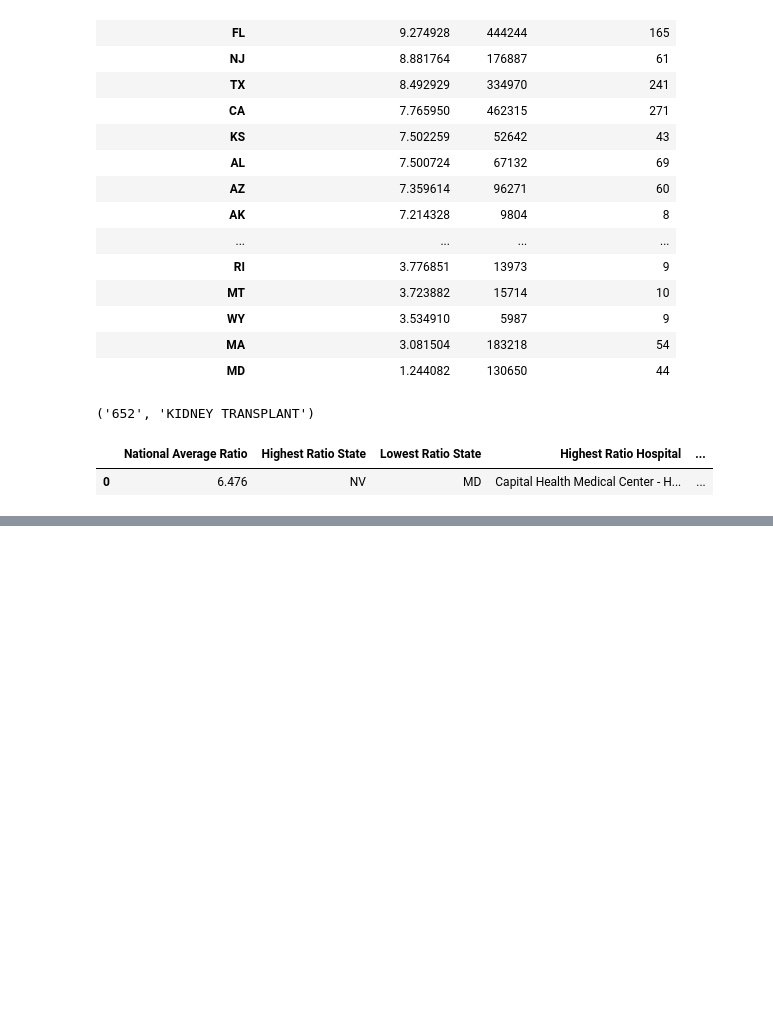
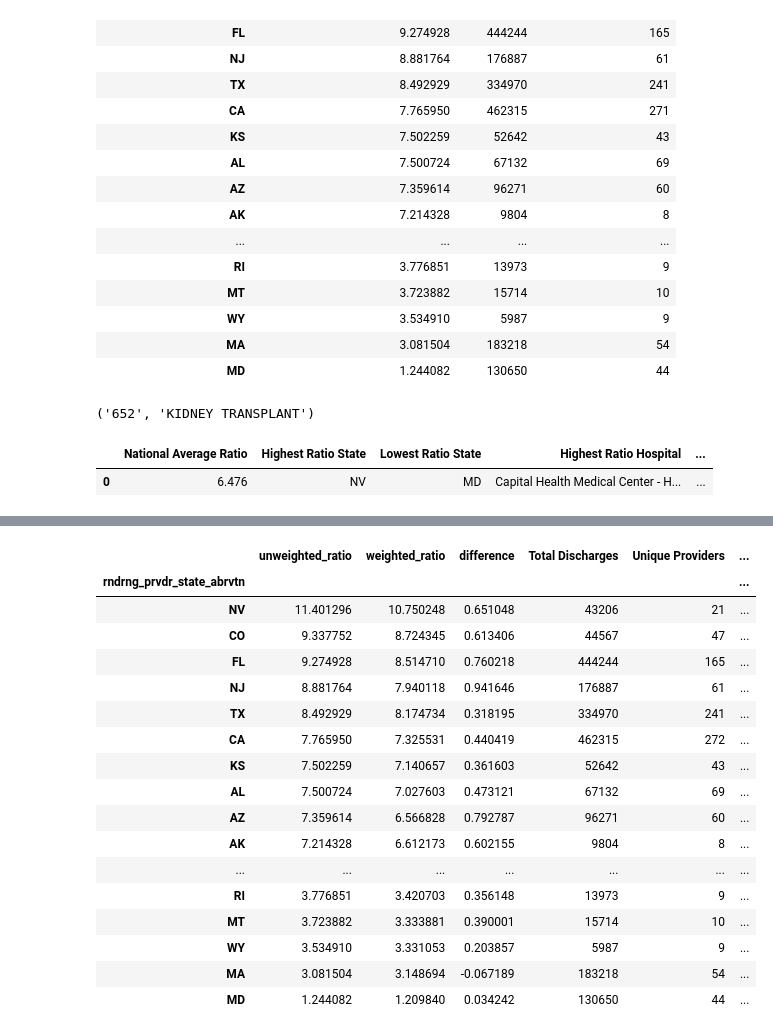
Before and after one commit to gurbaj8226/Hospital-Charge-vs-Medicare-Reimbursement-Analysis, a Jupyter notebook: notebooks/01_Data_Cleaning_and_Preparation.ipynb, the cells around one changed output, grey strips where cells are left out. Saved outputs shown, nothing was run; the diff lists cells and outputs as text; code cells hidden in the pictures; blank space fills up the shorter version.

Commit message:
Completed weighted methodology validation by state.

```diff
--- a/notebooks/01_Data_Cleaning_and_Preparation.ipynb
+++ b/notebooks/01_Data_Cleaning_and_Preparation.ipynb
@@ -489,3 +489,7 @@ kpi_table
 # %% [output]
 |  | National Average Ratio | Highest Ratio State | Lowest Ratio State | Highest Ratio Hospital | ... |
 | 0 | 6.476 | NV | MD | Capital Health Medical Center - H... | ... |
+# %%
+mean_ratio_unweighted_state = df.groupby('rndrng_prvdr_state_abrvtn').agg({'charge_to_medicare_payment_ratio': 'mean'}).sort_values(by = 'charge_to_medicare_payment_ratio', ascending = False)
+
+mean_ratio_unweighted_state
@@ -491,0 +525,16 @@ kpi_table
+# %%
+weights = df[['rndrng_prvdr_state_abrvtn', 'avg_submtd_cvrd_chrg', 'avg_mdcr_pymt_amt', 'tot_dschrgs']].copy()
+
+weights['total_charges_raw'] = weights['avg_submtd_cvrd_chrg'] * weights['tot_dschrgs']
+weights['total_medicare_raw'] = weights['avg_mdcr_pymt_amt'] * weights['tot_dschrgs']
+
+state_totals = weights.groupby('rndrng_prvdr_state_abrvtn').agg({
+    'total_charges_raw': 'sum',
+    'total_medicare_raw': 'sum'
+})
+
+charge_to_medicare_ratio_weighted_state = (
+    state_totals['total_charges_raw'] / state_totals['total_medicare_raw']
+).sort_values(ascending=False)
+
+charge_to_medicare_ratio_weighted_state
@@ -491,0 +559,46 @@ kpi_table
+# %%
+state_methodology_comparison = pd.concat(
+    [
+        mean_ratio_unweighted_state,
+        charge_to_medicare_ratio_weighted_state
+    ], axis = 1
+)
+
+state_methodology_comparison.columns = ['unweighted_ratio', 'weighted_ratio']
+
+state_methodology_comparison['difference'] = state_methodology_comparison['unweighted_ratio'] - state_methodology_comparison['weighted_ratio']
+
+state_methodology_comparison['Total Discharges'] = weights.groupby('rndrng_prvdr_state_abrvtn')['tot_dschrgs'].sum()
+
+state_methodology_comparison['Unique Providers'] = df.groupby('rndrng_prvdr_state_abrvtn')['rndrng_prvdr_ccn'].nunique()
+
+state_methodology_comparison['unweighted_rank'] = (
+    state_methodology_comparison['unweighted_ratio'].rank(ascending = False)
+)
+
+state_methodology_comparison['weighted_rank'] = (
+    state_methodology_comparison['weighted_ratio'].rank(ascending = False)
+)
+
+state_methodology_comparison['rank_change'] = state_methodology_comparison['unweighted_rank'] - state_methodology_comparison['weighted_rank']
+
+state_methodology_comparison
+# %% [output]
+|  | unweighted_ratio | weighted_ratio | difference | Total Discharges | Unique Providers | ... |
+| rndrng_prvdr_state_abrvtn |  |  |  |  |  | ... |
+| NV | 11.401296 | 10.750248 | 0.651048 | 43206 | 21 | ... |
+| CO | 9.337752 | 8.724345 | 0.613406 | 44567 | 47 | ... |
+| FL | 9.274928 | 8.514710 | 0.760218 | 444244 | 165 | ... |
+| NJ | 8.881764 | 7.940118 | 0.941646 | 176887 | 61 | ... |
+| TX | 8.492929 | 8.174734 | 0.318195 | 334970 | 241 | ... |
+| CA | 7.765950 | 7.325531 | 0.440419 | 462315 | 272 | ... |
+| KS | 7.502259 | 7.140657 | 0.361603 | 52642 | 43 | ... |
+| AL | 7.500724 | 7.027603 | 0.473121 | 67132 | 69 | ... |
+| AZ | 7.359614 | 6.566828 | 0.792787 | 96271 | 60 | ... |
+| AK | 7.214328 | 6.612173 | 0.602155 | 9804 | 8 | ... |
+| ... | ... | ... | ... | ... | ... | ... |
+| RI | 3.776851 | 3.420703 | 0.356148 | 13973 | 9 | ... |
+| MT | 3.723882 | 3.333881 | 0.390001 | 15714 | 10 | ... |
+| WY | 3.534910 | 3.331053 | 0.203857 | 5987 | 9 | ... |
+| MA | 3.081504 | 3.148694 | -0.067189 | 183218 | 54 | ... |
+| MD | 1.244082 | 1.209840 | 0.034242 | 130650 | 44 | ... |
```
Also changed, not shown: parts of 3 cells of this notebook.
